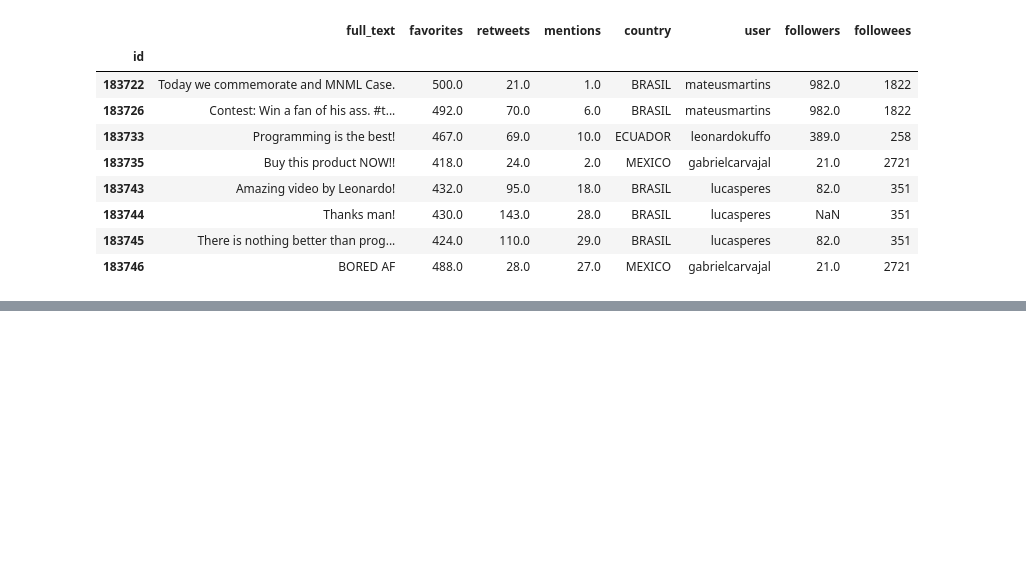
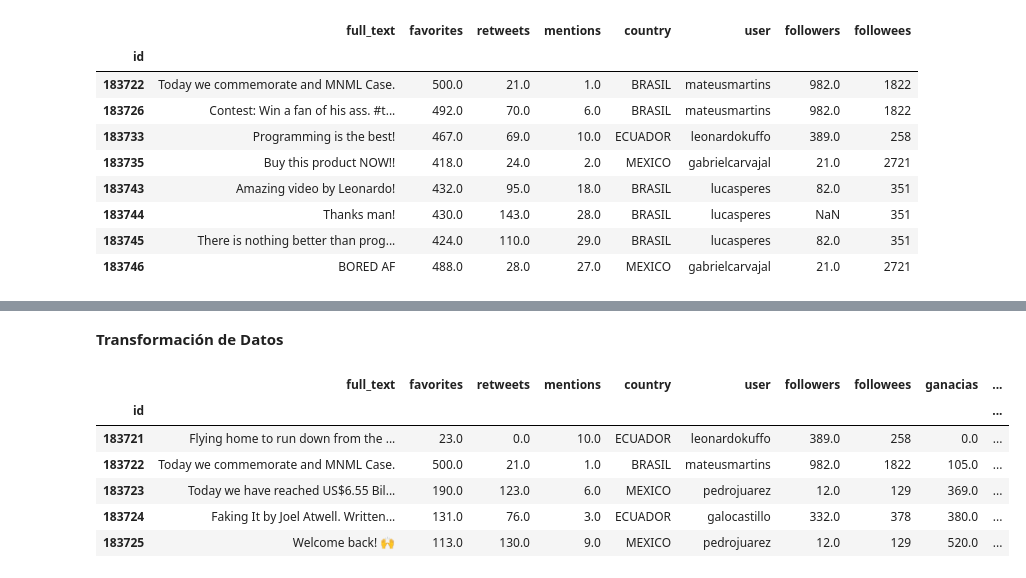
Before and after one commit to Jesusleg95/AnalisisDatosPython, a Jupyter notebook: pandas_notebook.ipynb, the cells around one changed output, grey strips where cells are left out. Drawn from its saved outputs; the diff is of its cells as text; code cells hidden in the pictures; blank space fills up the shorter version.

```diff
--- a/pandas_notebook.ipynb
+++ b/pandas_notebook.ipynb
@@ -200,0 +220,25 @@ df[df["favorites"] > 400]
+# %% [markdown]
+**Transformación de Datos**
+# %%
+def calcularGanancias(retweets):
+  ganancia = retweets * random.randint(3, 5)
+  return ganancia
+
+df["ganacias"] = df["retweets"].apply(calcularGanancias)
+
+def popularidad(fila):
+  resultado = fila["followees"]/fila["followers"]
+  return resultado
+
+#Dado que estamos haciendo .apply() del DataFrame completo y no de una columna individual, "axis = 1" le especifica a .apply() que la funcion debe ser aplicada por cada fila del DataFrame
+df["popularidad"] = df.apply(popularidad, axis=1)
+
+df.head()
+# %% [output]
+|  | full_text | favorites | retweets | mentions | country | user | followers | followees | ganacias | ... |
+| id |  |  |  |  |  |  |  |  |  | ... |
+| 183721 | Flying home to run down from the ... | 23.0 | 0.0 | 10.0 | ECUADOR | leonardokuffo | 389.0 | 258 | 0.0 | ... |
+| 183722 | Today we commemorate and MNML Case. | 500.0 | 21.0 | 1.0 | BRASIL | mateusmartins | 982.0 | 1822 | 105.0 | ... |
+| 183723 | Today we have reached US$6.55 Bil... | 190.0 | 123.0 | 6.0 | MEXICO | pedrojuarez | 12.0 | 129 | 369.0 | ... |
+| 183724 | Faking It by Joel Atwell. Written... | 131.0 | 76.0 | 3.0 | ECUADOR | galocastillo | 332.0 | 378 | 380.0 | ... |
+| 183725 | Welcome back! 🙌 | 113.0 | 130.0 | 9.0 | MEXICO | pedrojuarez | 12.0 | 129 | 520.0 | ... |
```
Also changed, not shown: parts of 4 cells of this notebook.
